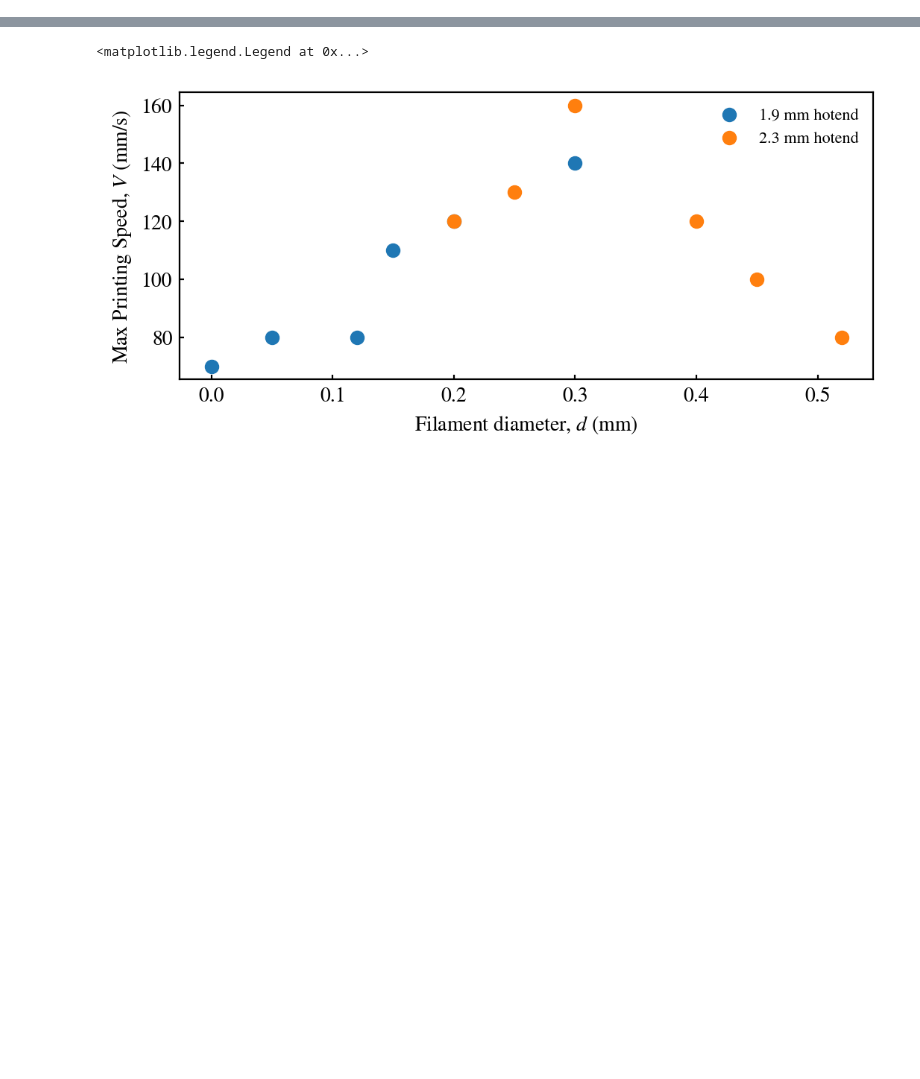
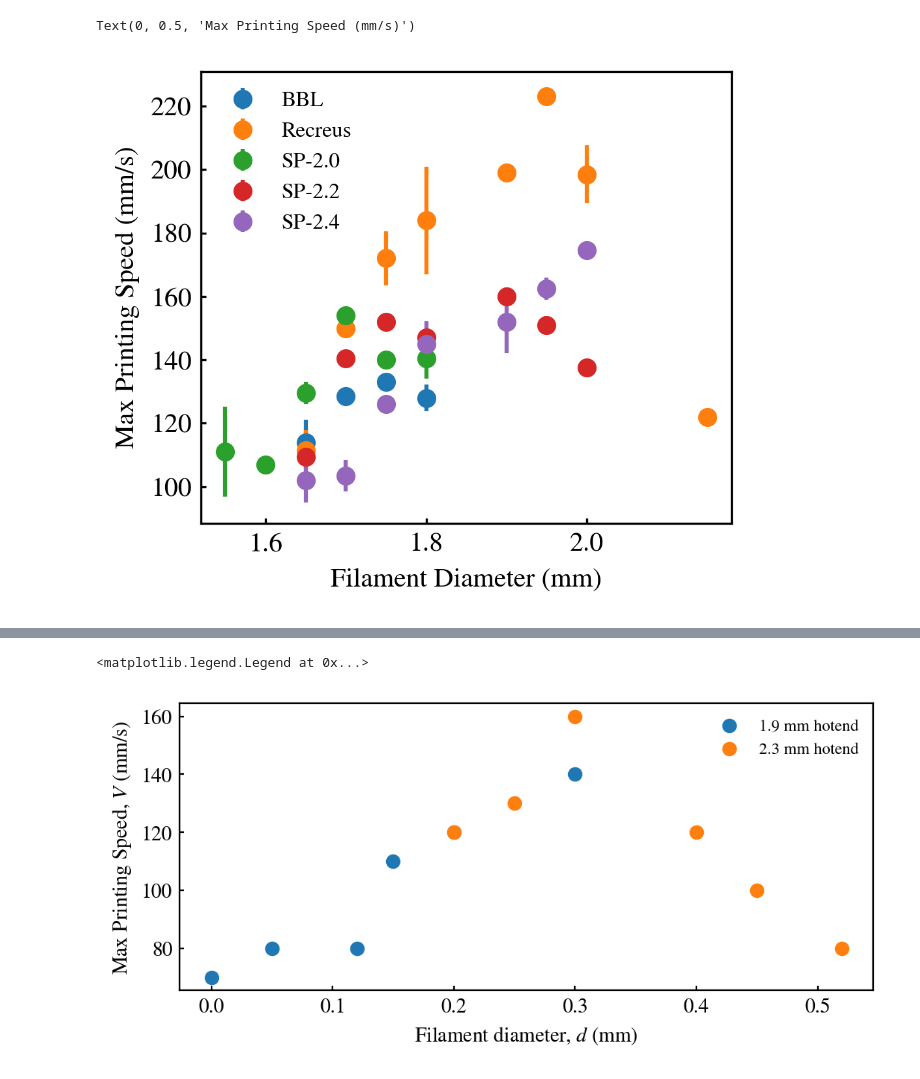
Before and after one commit to ZLoverty/Boralus, a Jupyter notebook: diameter_match.ipynb, the cells around one changed output, grey strips where cells are left out. Cells and saved outputs as stored; diff of their text form; code cells hidden in the pictures; blank space fills up the shorter version.

```diff
--- a/diameter_match.ipynb
+++ b/diameter_match.ipynb
@@ -27,0 +28,18 @@ data.head()
+# %%
+plt.figure(figsize=(3.5, 3), dpi=300)
+cmap = plt.get_cmap("tab10")
+i = 0
+for hotend, g in data.groupby("hotend"):
+    mean = g.iloc[:, 1:3].mean(axis=1)
+    std = g.iloc[:, 1:3].std(axis=1)
+    hotend_dia = g["hotend_diameter"].iloc[0]
+    color = cmap(i)
+    plt.errorbar(g.filament_diameter, mean, yerr=std, label=hotend, marker="o", ls="", color=color)
+    # plt.plot([hotend_dia-0.3, hotend_dia-0.3], [100, 220], ls="--", color=color, lw=0.5)
+    i += 1
+plt.legend(frameon=False, fontsize=8)
+plt.xlabel("Filament Diameter (mm)")
+plt.ylabel("Max Printing Speed (mm/s)")
+# %% [output]
+Text(0, 0.5, 'Max Printing Speed (mm/s)')
+[figure, added]
```
Also changed, not shown: parts of 3 cells of this notebook.
